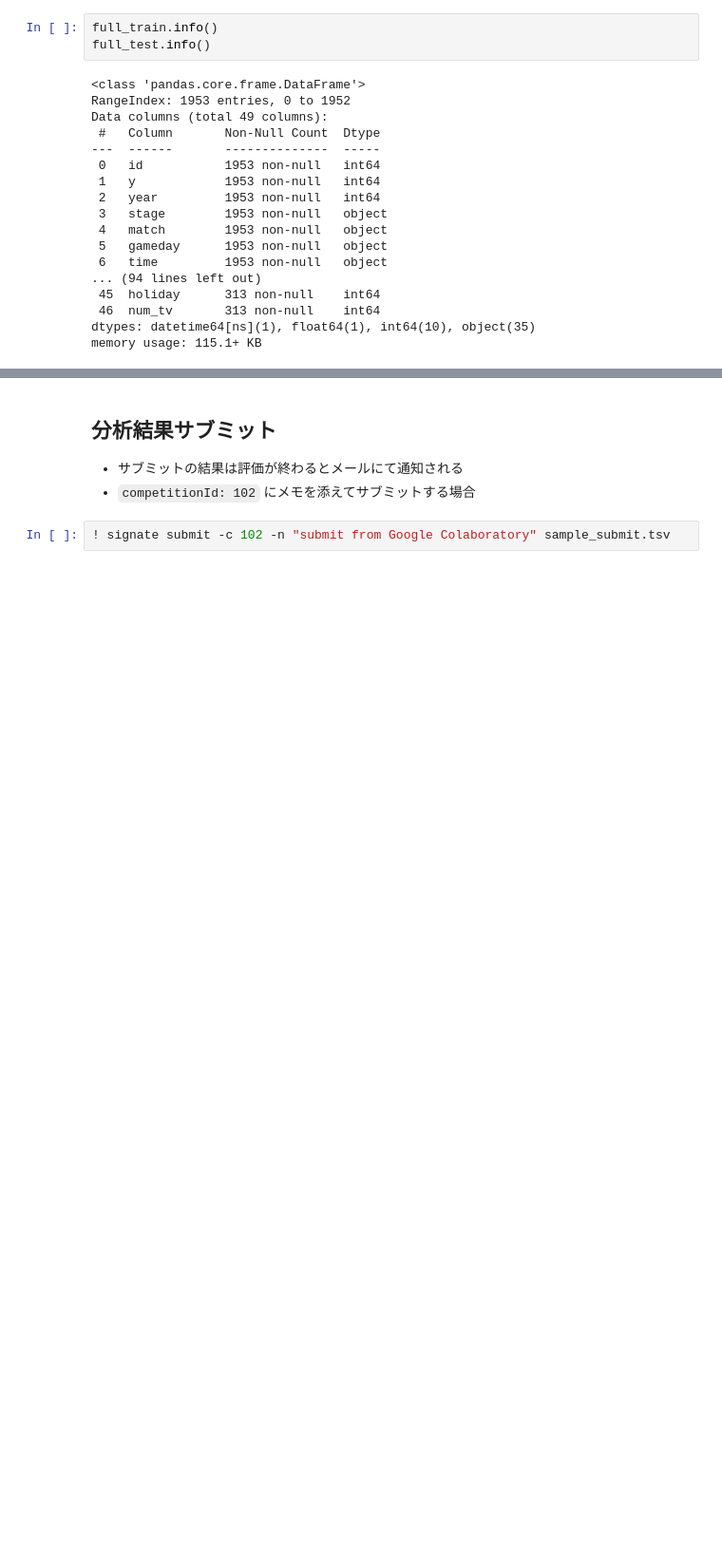
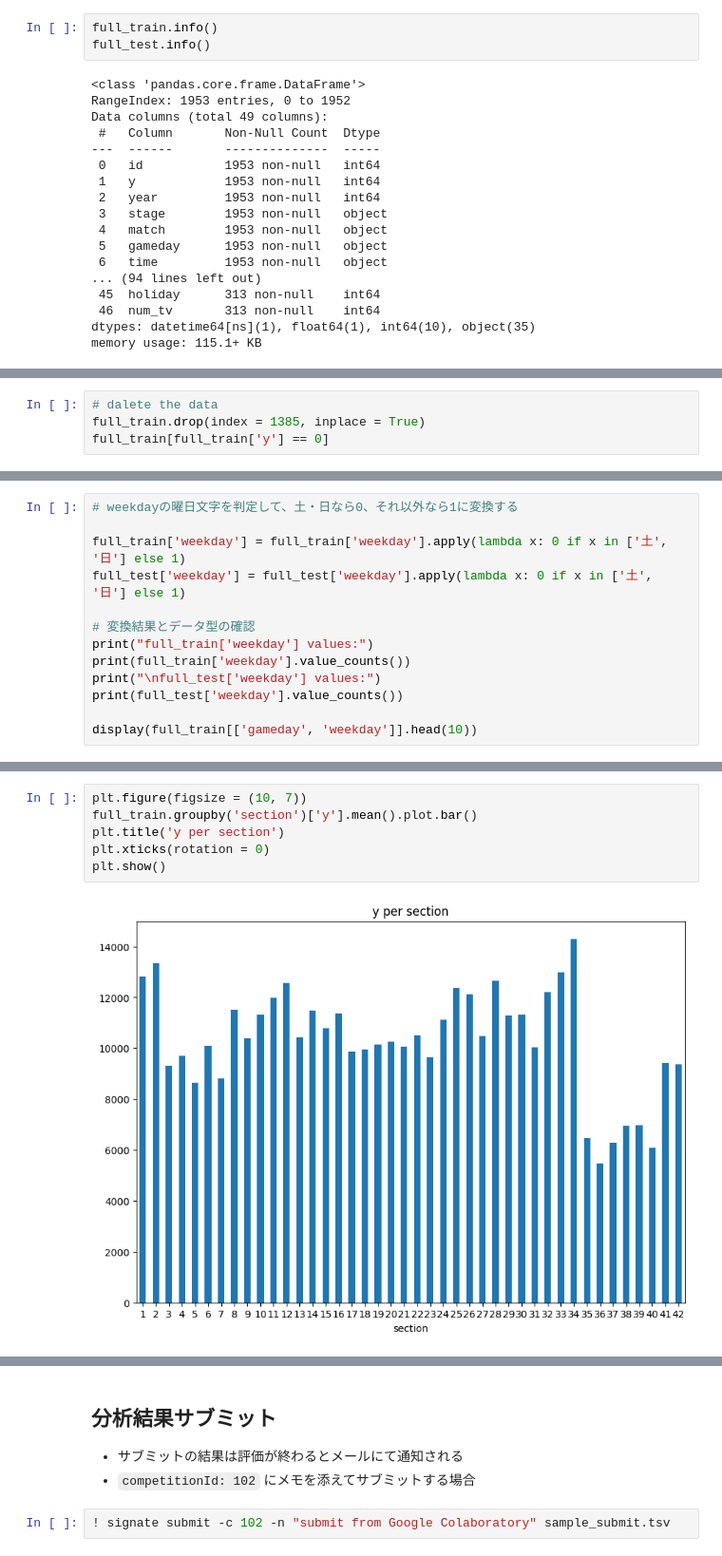
Before and after one commit to abaziri/signate-Jleague, a Jupyter notebook: tutorials/SIGNATE_Tutorial_for_Colaboratory.ipynb, the cells around one changed output, grey strips where cells are left out. Shown at 95% size. Drawn from its saved outputs; the diff is of its cells as text; blank space fills up the shorter version.

```diff
--- a/tutorials/SIGNATE_Tutorial_for_Colaboratory.ipynb
+++ b/tutorials/SIGNATE_Tutorial_for_Colaboratory.ipynb
@@ -471,0 +417,4 @@ memory usage: 115.1+ KB
+# %%
+# dalete the data
+full_train.drop(index = 1385, inplace = True)
+full_train[full_train['y'] == 0]
@@ -471,0 +429,13 @@ memory usage: 115.1+ KB
+# %%
+# weekdayの曜日文字を判定して、土・日なら0、それ以外なら1に変換する
+
+full_train['weekday'] = full_train['weekday'].apply(lambda x: 0 if x in ['土', '日'] else 1)
+full_test['weekday'] = full_test['weekday'].apply(lambda x: 0 if x in ['土', '日'] else 1)
+
+# 変換結果とデータ型の確認
+print("full_train['weekday'] values:")
+print(full_train['weekday'].value_counts())
+print("\nfull_test['weekday'] values:")
+print(full_test['weekday'].value_counts())
+
+display(full_train[['gameday', 'weekday']].head(10))
@@ -471,0 +494,8 @@ memory usage: 115.1+ KB
+# %%
+plt.figure(figsize = (10, 7))
+full_train.groupby('section')['y'].mean().plot.bar()
+plt.title('y per section')
+plt.xticks(rotation = 0)
+plt.show()
+# %% [output]
+[figure, added]
```
Also changed, not shown: parts of 21 cells of this notebook.
